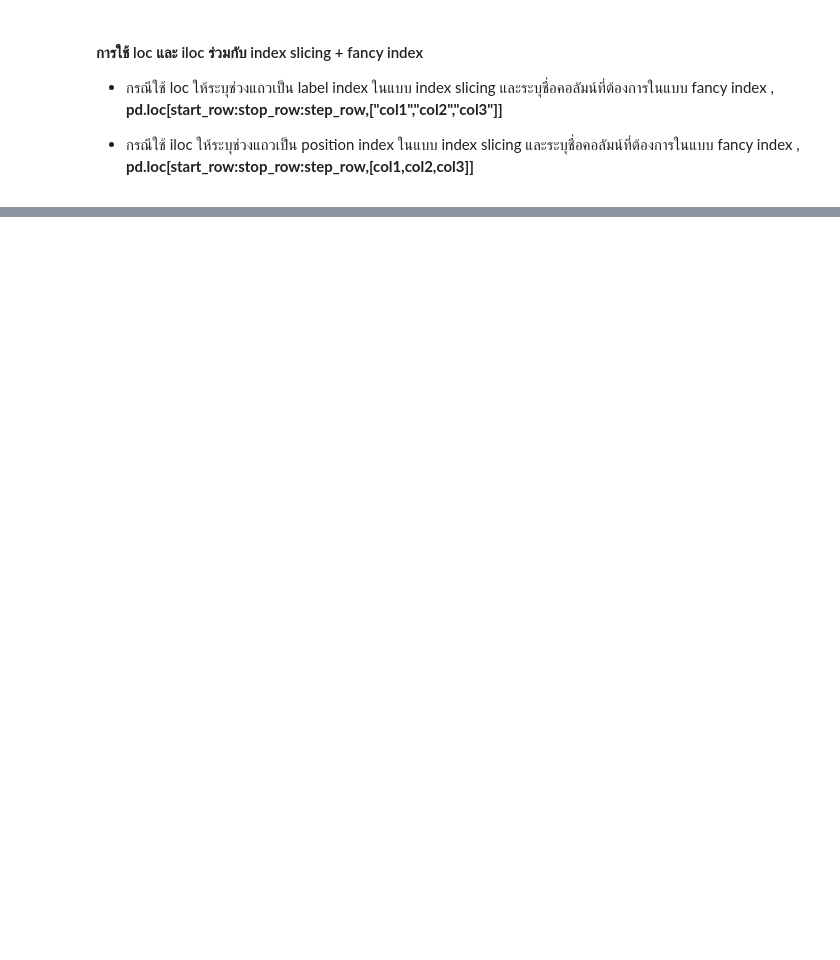
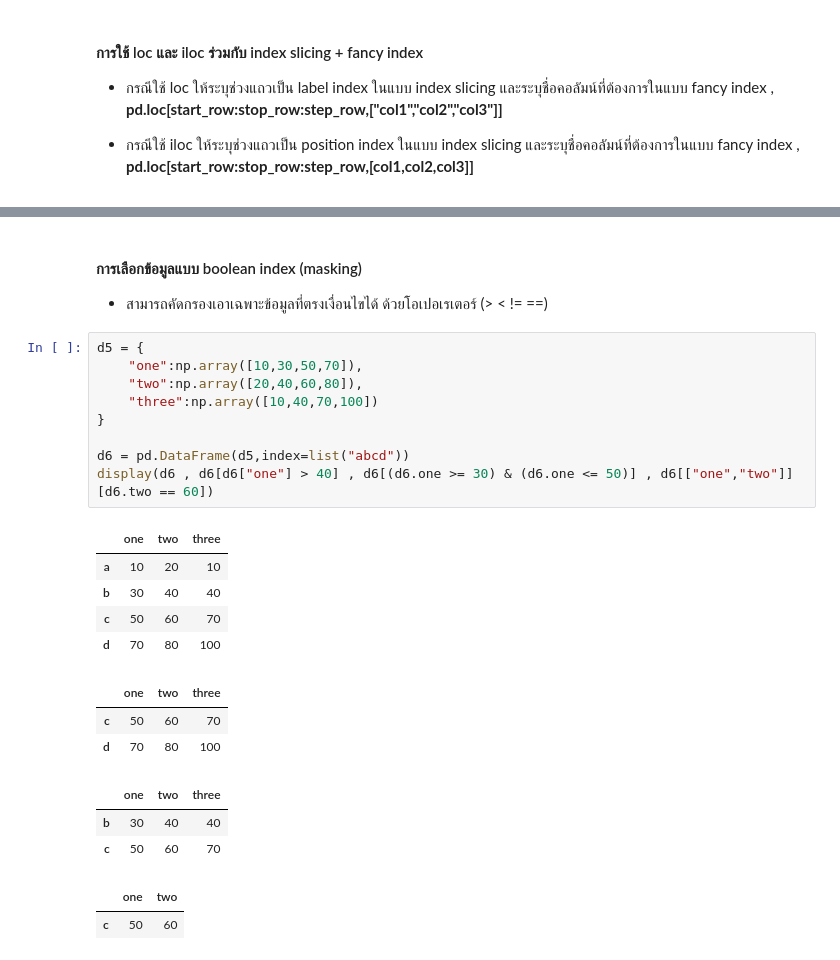
Before and after one commit to redrosekana/Python-Data-Science, a Jupyter notebook: panda-dataframe/main.ipynb, the cells around one changed output, grey strips where cells are left out. Cells and saved outputs as stored; diff of their text form; blank space fills up the shorter version.

Commit message:
update pandas dataframe

```diff
--- a/panda-dataframe/main.ipynb
+++ b/panda-dataframe/main.ipynb
@@ -429,0 +430,26 @@ display(d4 , d4.loc["a":"d":1,["one","two","three"]] , d4.iloc[2:5,[0,2,4]])
+# %% [markdown]
+#### การเลือกข้อมูลแบบ boolean index (masking)
+- สามารถคัดกรองเอาเฉพาะข้อมูลที่ตรงเงื่อนไขได้ ด้วยโอเปอเรเตอร์ (> < != ==)
+# %%
+d5 = {
+    "one":np.array([10,30,50,70]),
+    "two":np.array([20,40,60,80]),
+    "three":np.array([10,40,70,100])
+}
+
+d6 = pd.DataFrame(d5,index=list("abcd"))
+display(d6 , d6[d6["one"] > 40] , d6[(d6.one >= 30) & (d6.one <= 50)] , d6[["one","two"]][d6.two == 60])
+# %% [output]
+|  | one | two | three |
+| a | 10 | 20 | 10 |
+| b | 30 | 40 | 40 |
+| c | 50 | 60 | 70 |
+| d | 70 | 80 | 100 |
+|  | one | two | three |
+| c | 50 | 60 | 70 |
+| d | 70 | 80 | 100 |
+|  | one | two | three |
+| b | 30 | 40 | 40 |
+| c | 50 | 60 | 70 |
+|  | one | two |
+| c | 50 | 60 |
```
Also changed, not shown: parts of 20 cells of this notebook.
